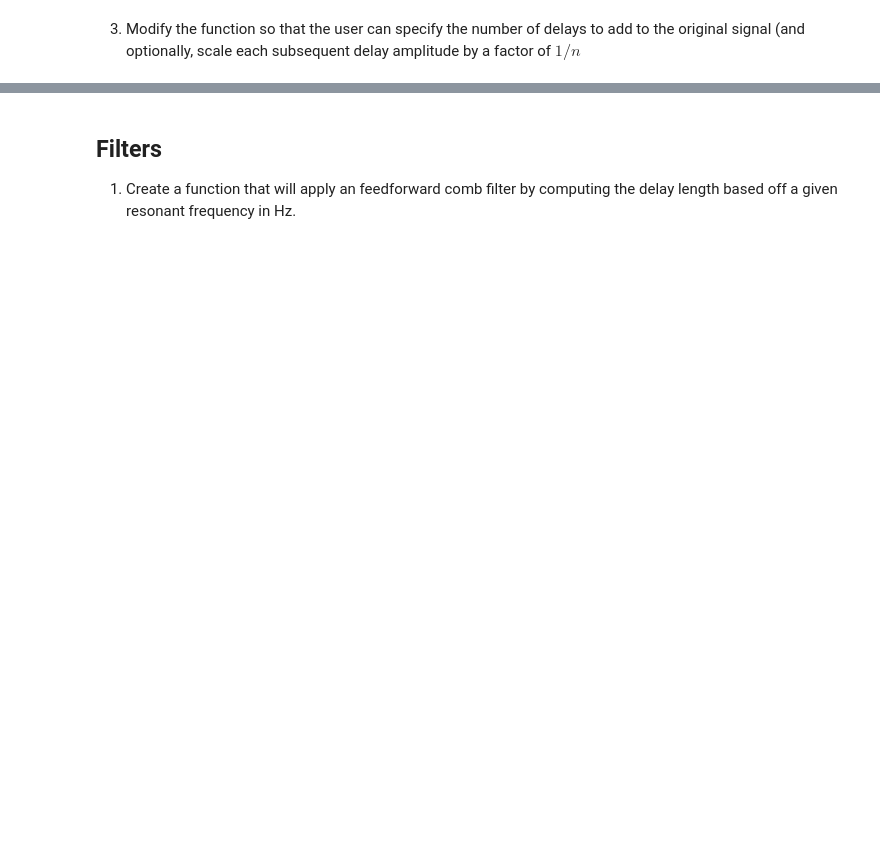
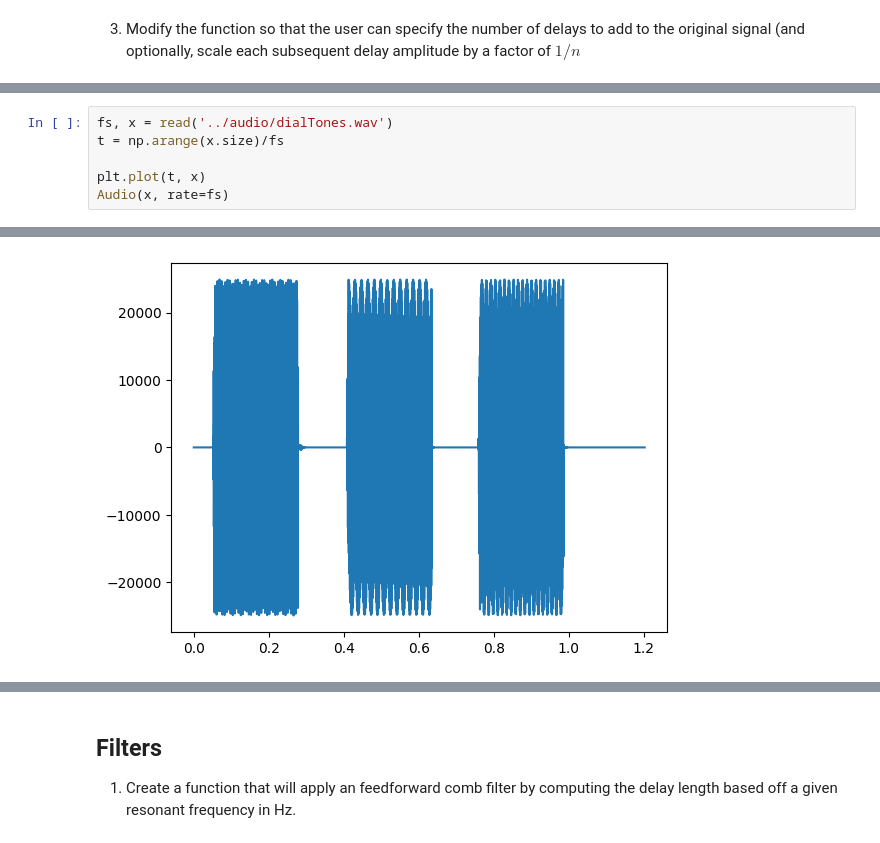
Before and after one commit to denayeisnotokay/AudioTechII, a Jupyter notebook: Activities/Activity4_DelayFiltersReverb.ipynb, the cells around one changed output, grey strips where cells are left out. Cells and saved outputs as stored; diff of their text form; blank space fills up the shorter version.

```diff
--- a/Activities/Activity4_DelayFiltersReverb.ipynb
+++ b/Activities/Activity4_DelayFiltersReverb.ipynb
@@ -11,0 +48,7 @@ Complete this activity as part of your participation grade. Pending length of th
+# %%
+fs, x = read('../audio/dialTones.wav')
+t = np.arange(x.size)/fs
+
+plt.plot(t, x)
+Audio(x, rate=fs)
+# %% [output]
@@ -11,0 +56 @@ Complete this activity as part of your participation grade. Pending length of th
+[figure, added]
```
Also changed, not shown: parts of 11 cells of this notebook, 2 other files.
